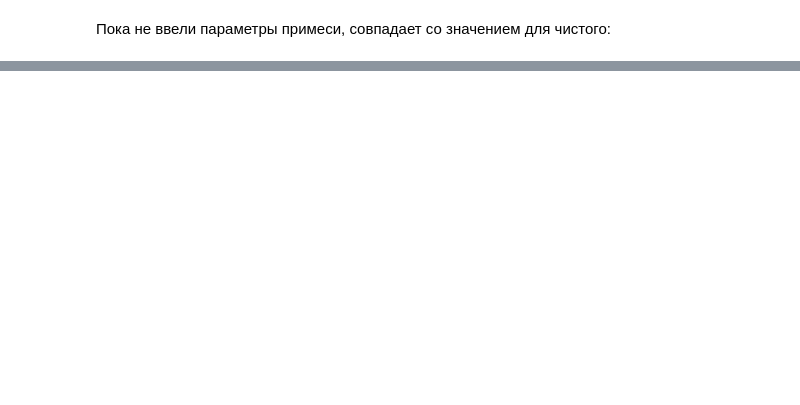
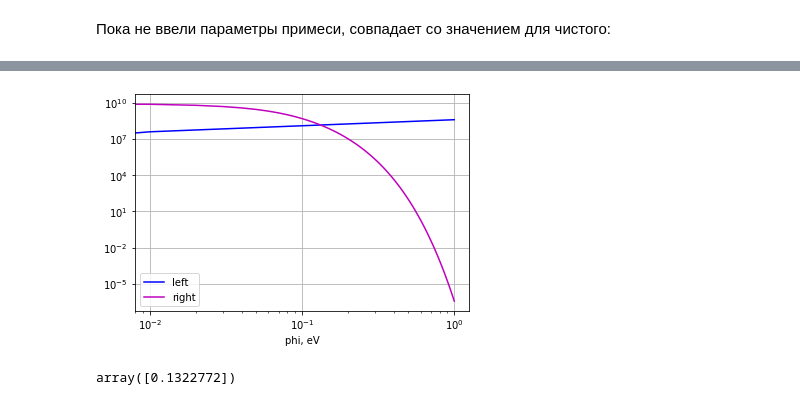
Before and after one commit to yanaa11/microelectronics_phys_project, a Jupyter notebook: playground.ipynb, the cells around one changed output, grey strips where cells are left out. Saved outputs shown, nothing was run; the diff lists cells and outputs as text; code cells hidden in the pictures; blank space fills up the shorter version.

```diff
--- a/playground.ipynb
+++ b/playground.ipynb
@@ -46,5 +89,5 @@ E_as = 0 #их положение уровня энергии
 # %% [markdown]
 Создаю наш полупроводник
 # %%
-pure_scond = models.Semiconductor(m_e, m_h, E_gap, chi=None, eps=epsilon)
-doped = models.DopedSemiconductor(mat=pure_scond, Na=0, Ea=0, Nd=N_d0, Ed=E_d)
+#pure_scond = models.Semiconductor(m_e, m_h, E_gap, chi=None, eps=epsilon)
+doped = models.DopedSemiconductor(mat=pure_scond, Na=0, Ea=0, Nd=N_d0, Ed=E_d_fp)
@@ -99,0 +158,36 @@ pure_scond.fermi_level(T)/constants.eV
+# %%
+# x == phi_s в эВ !!!!
+def f_left(x):
+    x_erg = x * constants.eV
+    return math.sqrt(epsilon * x_erg * N_d0/(2*math.pi*(constants.e)**2))
+
+def f_right(x):
+    x_erg = x * constants.eV
+    return N_as*(1/(1 + math.exp((E_as + x_erg - E_f)/(constants.k*T))))
+
+def f(x):
+    return f_left(x) - f_right(x)
+# %%
+x_s = [i*0.01 for i in range(0, 101, 1)]
+left = [f_left(x) for x in x_s]
+right = [f_right(x) for x in x_s]
+f_s = [f_left(x) - f_right(x) for x in x_s]
+# %%
+plt.plot(x_s, left, 'b', label="left")
+plt.plot(x_s, right, 'm', label="right")
+plt.grid()
+plt.xlabel('phi, eV')
+#plt.title('Решения u(t), v(t)')
+plt.xscale("log")
+plt.yscale("log")
+plt.legend()
+plt.show()
+# %% [output]
+[figure, added]
+# %%
+from scipy.optimize import fsolve
+x_0 = 0.01
+root = fsolve(f,x_0)
+root
+# %% [output]
+array([0.1322772])
```
Also changed, not shown: parts of 26 cells of this notebook.
